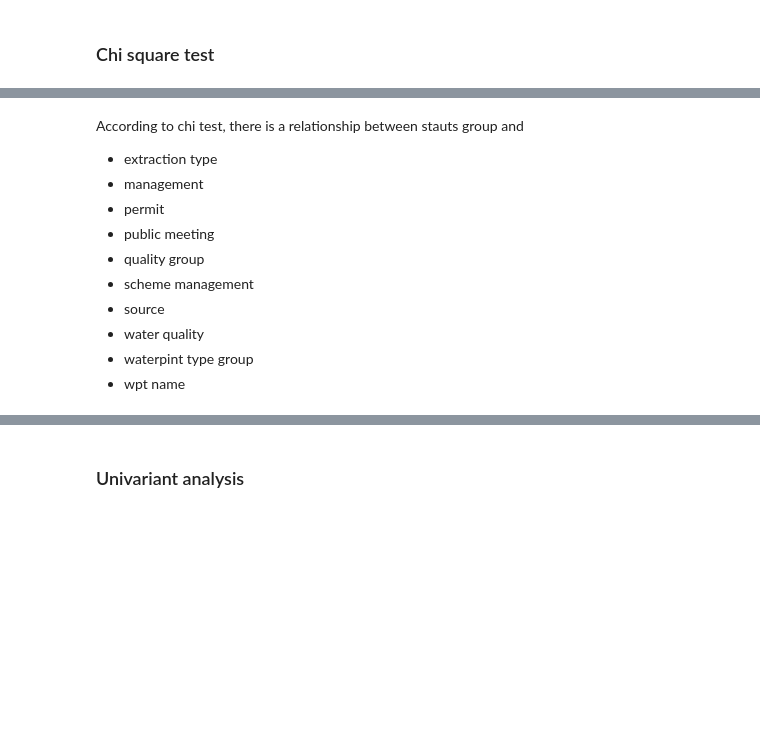
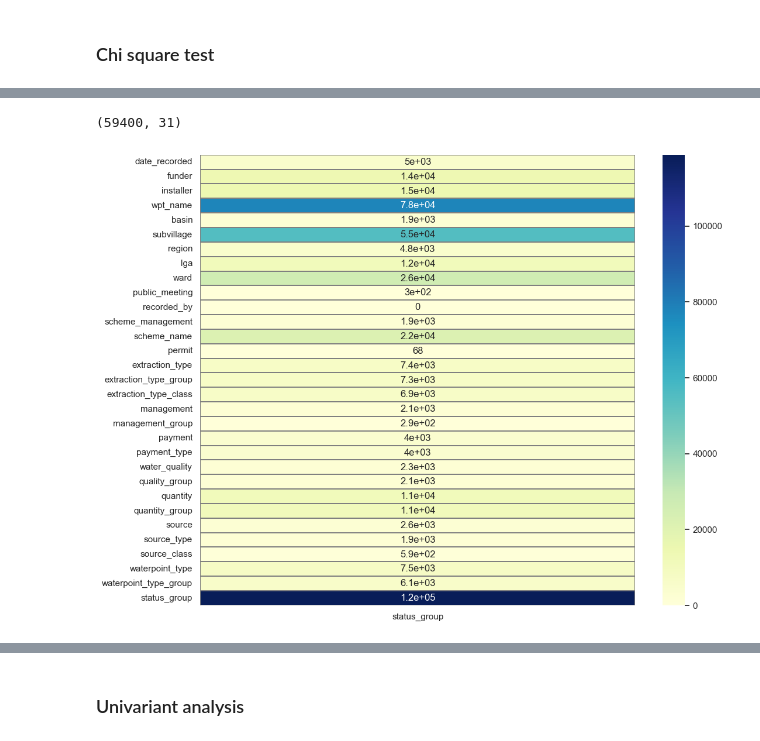
Before and after one commit to floranuta/Data_Circle, a Jupyter notebook: notebooks/feature_analysis.ipynb, the cells around one changed output, grey strips where cells are left out. Cells and saved outputs as stored; diff of their text form; code cells hidden in the pictures; blank space fills up the shorter version.

Commit message:
feat: Ticket-1.4, added chi square test and fixed pearson correlation

```diff
--- a/notebooks/feature_analysis.ipynb
+++ b/notebooks/feature_analysis.ipynb
@@ -164,12 +55,44 @@ chi_test_df
-# %% [markdown]
-According to chi test, there is a relationship between stauts group and
-- extraction type
-- management
-- permit
-- public meeting
-- quality group
-- scheme management
-- source
-- water quality
-- waterpint type group
-- wpt name
+# %%
+# create dataframe only with categorical data
+
+df_categorical= pd.DataFrame(data = train_data.dtypes, columns = ['a']).reset_index()
+
+categorical_variables = list(df_categorical['index'].loc[df_categorical['a'] == 'object'])
+df_categorical = train_data[categorical_variables]
+
+
+print(df_categorical.shape)
+# %% [output]
+(59400, 31)
+# %%
+# perform chi square test
+
+from scipy.stats import chi2_contingency
+# https://stackoverflow.com/questions/48035381/correlation-among-multiple-categorical-variables
+
+# factors_paired = [(i,j) for i in df_categorical.columns.values for j in df_categorical.columns.values]
+
+chi2, p_values =[], []
+
+
+for f in df_categorical.columns:
+    chitest = chi2_contingency(pd.crosstab(df_categorical[f], df_categorical["status_group"]))
+    chi2.append(chitest[0])
+    p_values.append(chitest[1])
+
+# chi2 = np.array(chi2).reshape((23,23)) # shape it as a matrix
+# %%
+# format the result in pandas dataframe
+
+chi2_df = pd.DataFrame(chi2, index=df_categorical.columns, columns=["status_group"]) # then a df for convenience
+pvalues_df = pd.DataFrame(p_values, index=df_categorical.columns, columns=["status_group"]) # then a df for convenience
+# %%
+# plot the test result in heatmap
+
+sns.heatmap(chi2_df, cmap="YlGnBu", annot=True, linewidths=0.3, linecolor='gray', xticklabels=True, yticklabels=True,
+            vmin=pvalues_df.min())
+sns.set_theme(rc={'figure.figsize':(12,10)})
+
+# lighter colors are more correlated
+# %% [output]
+[figure, added]
```
Also changed, not shown: parts of 13 cells of this notebook.
